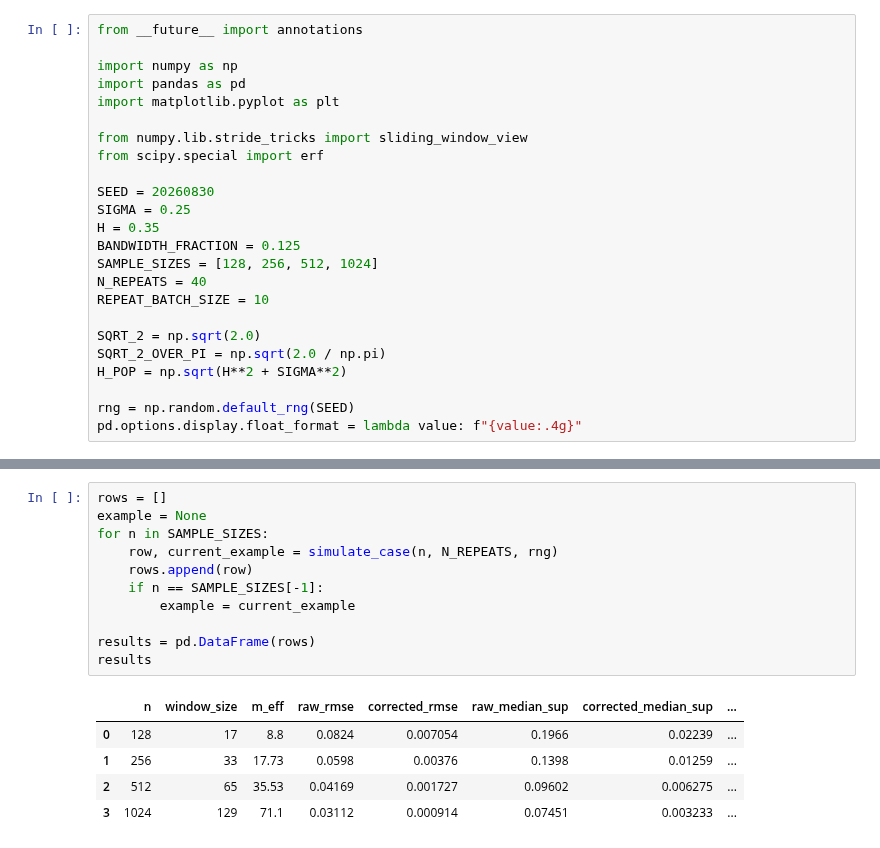
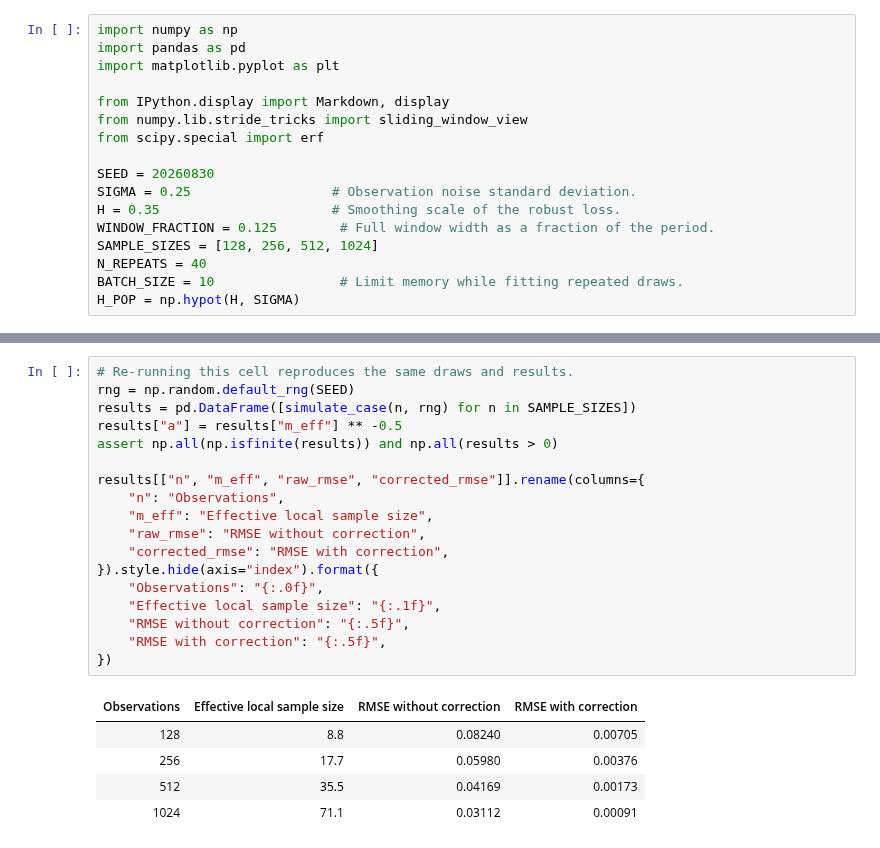
Before and after one commit to mkuziuk/imf, a Jupyter notebook: experiments/proposition-4-1/proposition_4_1_robust_imf_correction.ipynb, the cells around one changed output, grey strips where cells are left out. Drawn from its saved outputs; the diff is of its cells as text.

```diff
--- a/experiments/proposition-4-1/proposition_4_1_robust_imf_correction.ipynb
+++ b/experiments/proposition-4-1/proposition_4_1_robust_imf_correction.ipynb
@@ -11,25 +32,18 @@ We therefore expect the uncorrected error to scale as $m_{\mathrm{eff}}^{-1/2}$
 # %%
-from __future__ import annotations
-
 import numpy as np
 import pandas as pd
 import matplotlib.pyplot as plt
 
+from IPython.display import Markdown, display
 from numpy.lib.stride_tricks import sliding_window_view
 from scipy.special import erf
 
 SEED = 20260830
-SIGMA = 0.25
-H = 0.35
-BANDWIDTH_FRACTION = 0.125
+SIGMA = 0.25                  # Observation noise standard deviation.
+H = 0.35                      # Smoothing scale of the robust loss.
+WINDOW_FRACTION = 0.125        # Full window width as a fraction of the period.
 SAMPLE_SIZES = [128, 256, 512, 1024]
 N_REPEATS = 40
-REPEAT_BATCH_SIZE = 10
-
-SQRT_2 = np.sqrt(2.0)
-SQRT_2_OVER_PI = np.sqrt(2.0 / np.pi)
-H_POP = np.sqrt(H**2 + SIGMA**2)
-
-rng = np.random.default_rng(SEED)
-pd.options.display.float_format = lambda value: f"{value:.4g}"
+BATCH_SIZE = 10                # Limit memory while fitting repeated draws.
+H_POP = np.hypot(H, SIGMA)
 # %% [markdown]
@@ -239,17 +184,24 @@ Each row aggregates all time points and repeated noise draws. The two improvemen
 # %%
-rows = []
-example = None
-for n in SAMPLE_SIZES:
-    row, current_example = simulate_case(n, N_REPEATS, rng)
-    rows.append(row)
-    if n == SAMPLE_SIZES[-1]:
-        example = current_example
+# Re-running this cell reproduces the same draws and results.
+rng = np.random.default_rng(SEED)
+results = pd.DataFrame([simulate_case(n, rng) for n in SAMPLE_SIZES])
+results["a"] = results["m_eff"] ** -0.5
+assert np.all(np.isfinite(results)) and np.all(results > 0)
 
-results = pd.DataFrame(rows)
-results
+results[["n", "m_eff", "raw_rmse", "corrected_rmse"]].rename(columns={
+    "n": "Observations",
+    "m_eff": "Effective local sample size",
+    "raw_rmse": "RMSE without correction",
+    "corrected_rmse": "RMSE with correction",
+}).style.hide(axis="index").format({
+    "Observations": "{:.0f}",
+    "Effective local sample size": "{:.1f}",
+    "RMSE without correction": "{:.5f}",
+    "RMSE with correction": "{:.5f}",
+})
 # %% [output]
-|  | n | window_size | m_eff | raw_rmse | corrected_rmse | raw_median_sup | corrected_median_sup | ... |
-| 0 | 128 | 17 | 8.8 | 0.0824 | 0.007054 | 0.1966 | 0.02239 | ... |
-| 1 | 256 | 33 | 17.73 | 0.0598 | 0.00376 | 0.1398 | 0.01259 | ... |
-| 2 | 512 | 65 | 35.53 | 0.04169 | 0.001727 | 0.09602 | 0.006275 | ... |
-| 3 | 1024 | 129 | 71.1 | 0.03112 | 0.000914 | 0.07451 | 0.003233 | ... |
+| Observations | Effective local sample size | RMSE without correction | RMSE with correction |
+| 128 | 8.8 | 0.08240 | 0.00705 |
+| 256 | 17.7 | 0.05980 | 0.00376 |
+| 512 | 35.5 | 0.04169 | 0.00173 |
+| 1024 | 71.1 | 0.03112 | 0.00091 |
```
Also changed, not shown: parts of 15 cells of this notebook.
